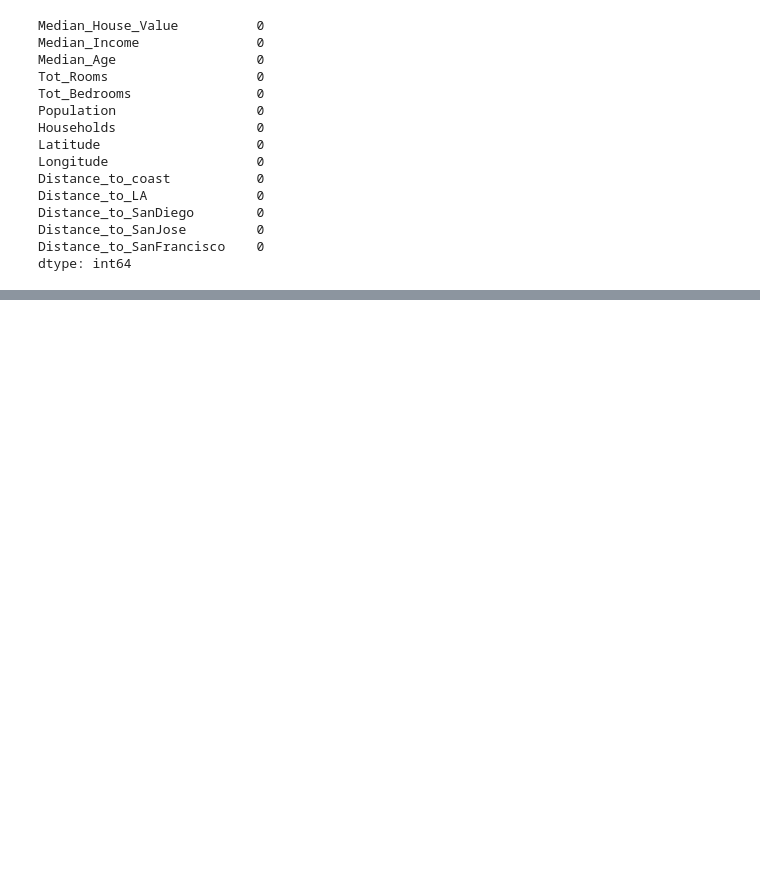
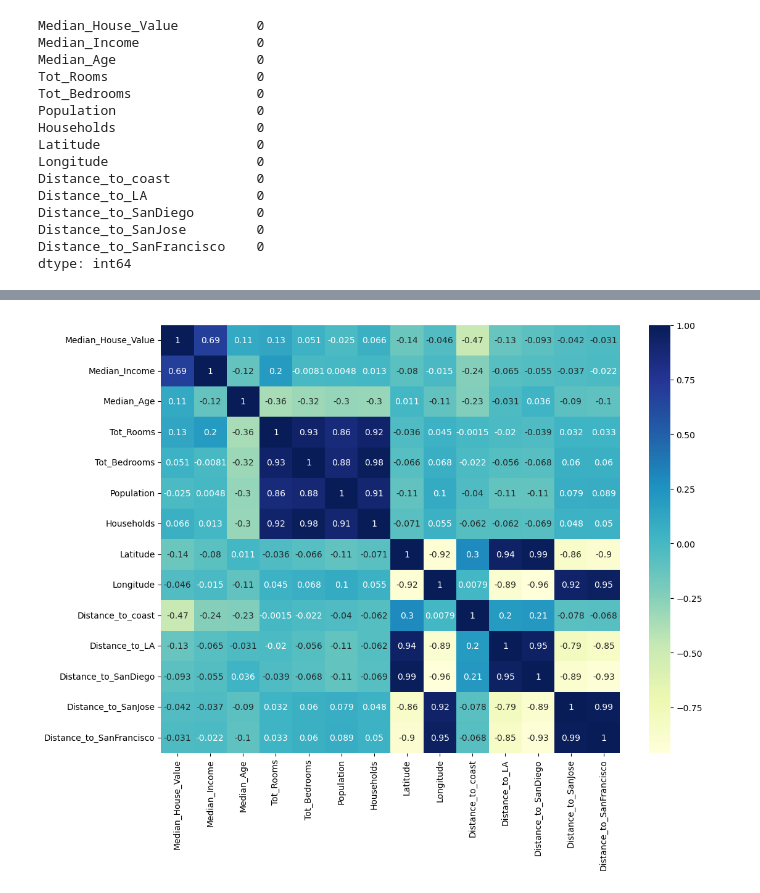
Before and after one commit to SujitChintala/California-House-Price-Prediction, a Jupyter notebook: main.ipynb, the cells around one changed output, grey strips where cells are left out. Cells and saved outputs as stored; diff of their text form; code cells hidden in the pictures; blank space fills up the shorter version.

Commit message:
correlation heatmap

```diff
--- a/main.ipynb
+++ b/main.ipynb
@@ -115,0 +135,10 @@ fig.show()
+# %%
+# Corralation matrix heatmap
+plt.figure(figsize=(12,9))
+sns.heatmap(data.corr(),
+            annot = True,
+            cmap = 'YlGnBu'
+            )
+plt.show()
+# %% [output]
+[figure, added]
```
Also changed, not shown: parts of 1 cell of this notebook.
